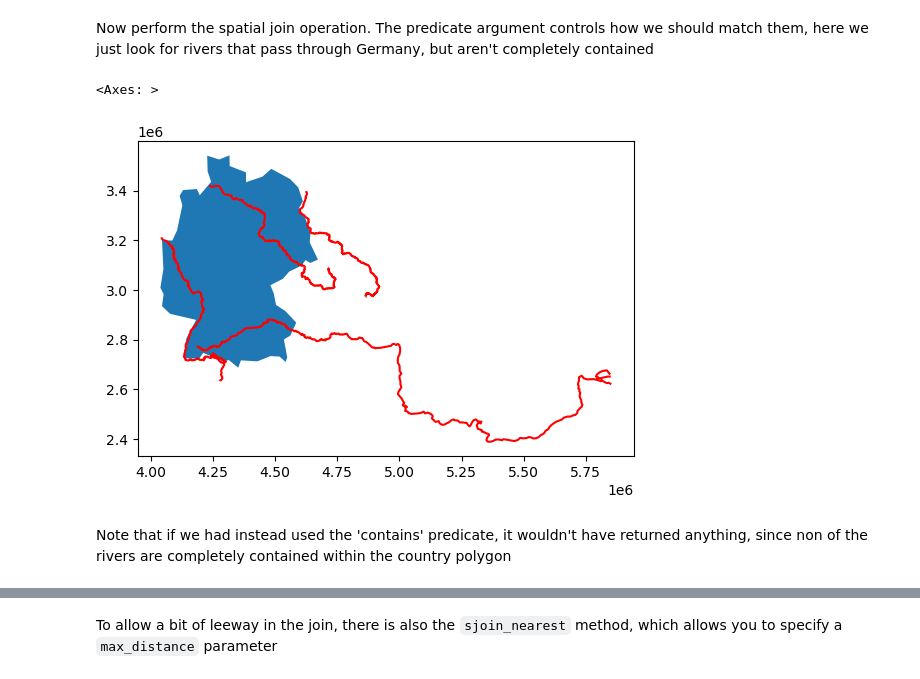
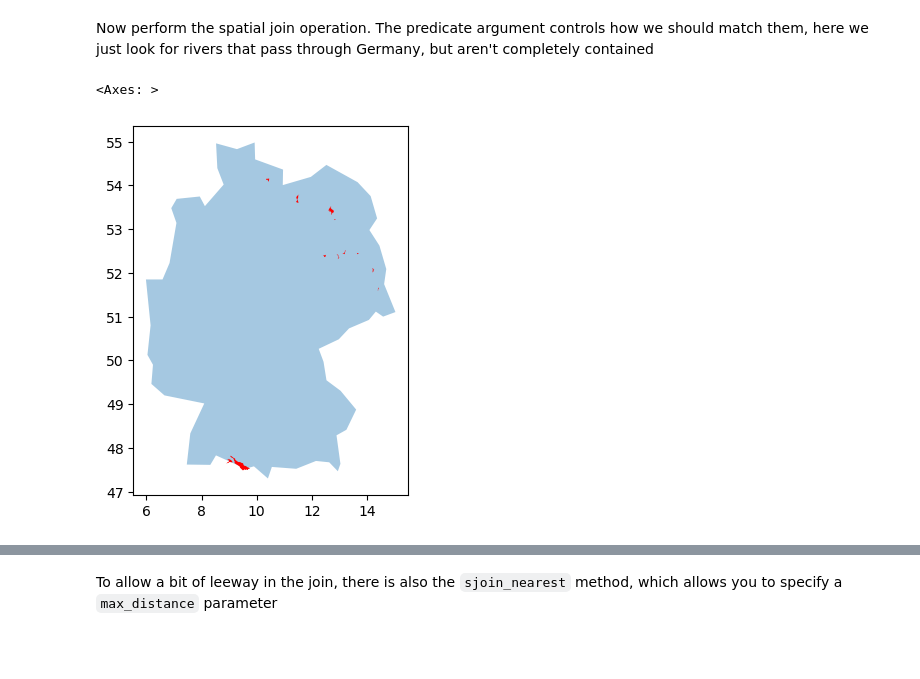
Before and after one commit to bobbyantonio/iecdt_environmental_data_analysis, a Jupyter notebook: course_notebooks/geopandas/geopandas.ipynb, the cells around one changed output, grey strips where cells are left out. Drawn from its saved outputs; the diff is of its cells as text; code cells hidden in the pictures; blank space fills up the shorter version.

```diff
--- a/course_notebooks/geopandas/geopandas.ipynb
+++ b/course_notebooks/geopandas/geopandas.ipynb
@@ -255,7 +255,7 @@ agg_gdf.plot('poptot', legend=True)
 Let's load two datasets, one of large rivers, and the other with country boundaries
 (Country boundaries taken from https://www.naturalearthdata.com/)
 # %%
-rivers_gdf = gpd.read_file(get_path('eea large rivers'))
+lakes_gdf = gpd.read_file(os.path.join(data_dir, 'ne_10m_lakes.zip'))
 country_gdf = gpd.read_file(os.path.join(data_dir, 'ne_110m_admin_0_countries.zip'))
 # %% [markdown]
 Lets select the shape corresponding to Germany
@@ -270,15 +314,13 @@ First we must ensure that both dataframes have the same CRS; in this case they d
 # %%
-german_df = german_df.to_crs(rivers_gdf.crs)
+german_df = german_df.to_crs(lakes_gdf.crs)
 # %% [markdown]
 Now perform the spatial join operation. The predicate argument controls how we should match them, here we just look for rivers that pass through Germany, but aren't completely contained
 # %%
 from geopandas.tools import sjoin
 
-german_rivers = sjoin(rivers_gdf, german_df, how='inner', predicate='intersects')
-ax = german_rivers.plot(color='r')
-german_df.plot(ax=ax)
+german_lakes = sjoin(lakes_gdf, german_df, how='inner', predicate='intersects')
+ax = german_df.plot(alpha=0.4)
+german_lakes.plot(ax=ax, color='r')
 # %% [output]
 <Axes: >
-[figure, old version]
+[figure, new version]
-# %% [markdown]
-Note that if we had instead used the 'contains' predicate, it wouldn't have returned anything, since non of the rivers are completely contained within the country polygon
```
Also changed, not shown: parts of 12 cells of this notebook, 5 other files.
